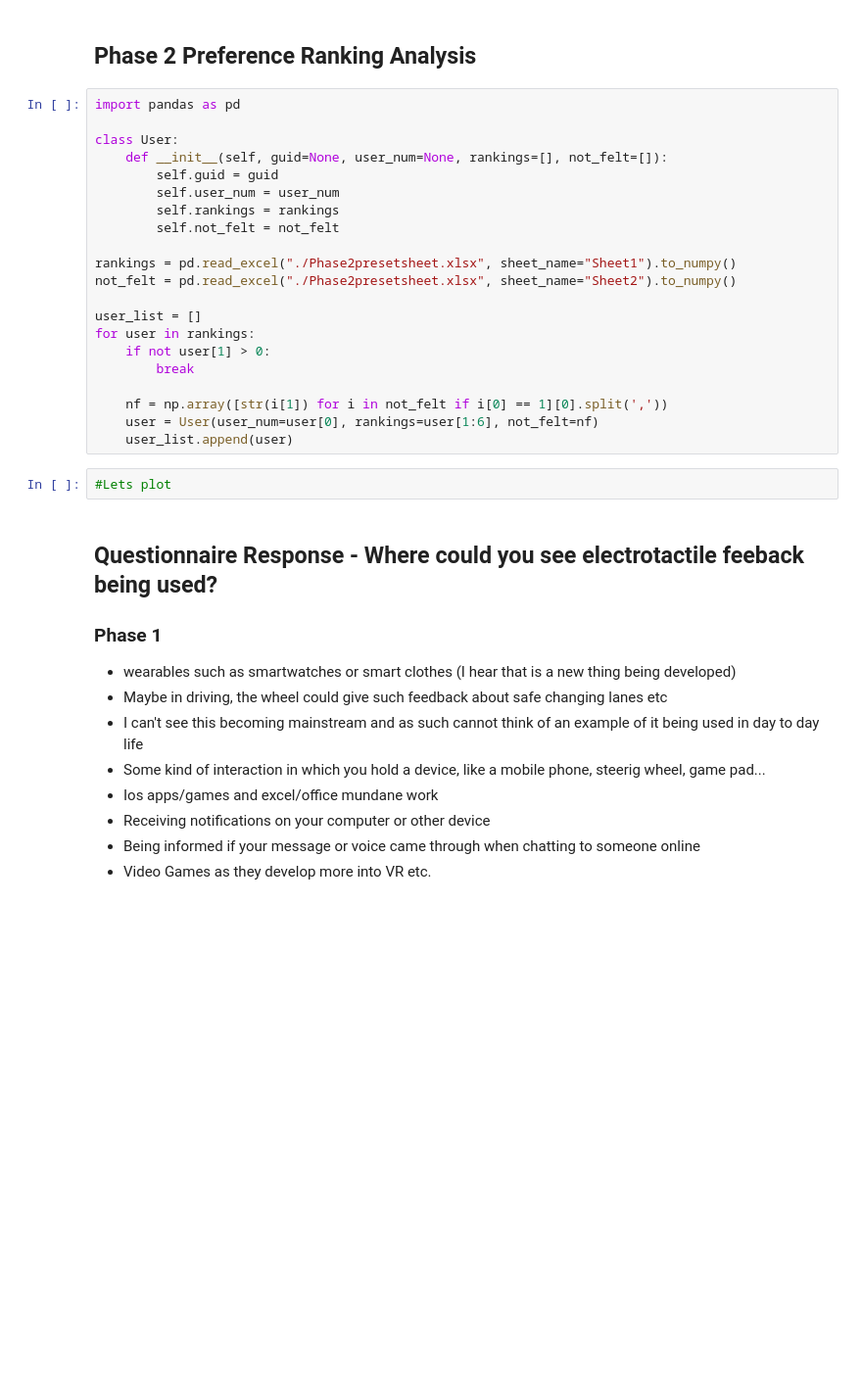
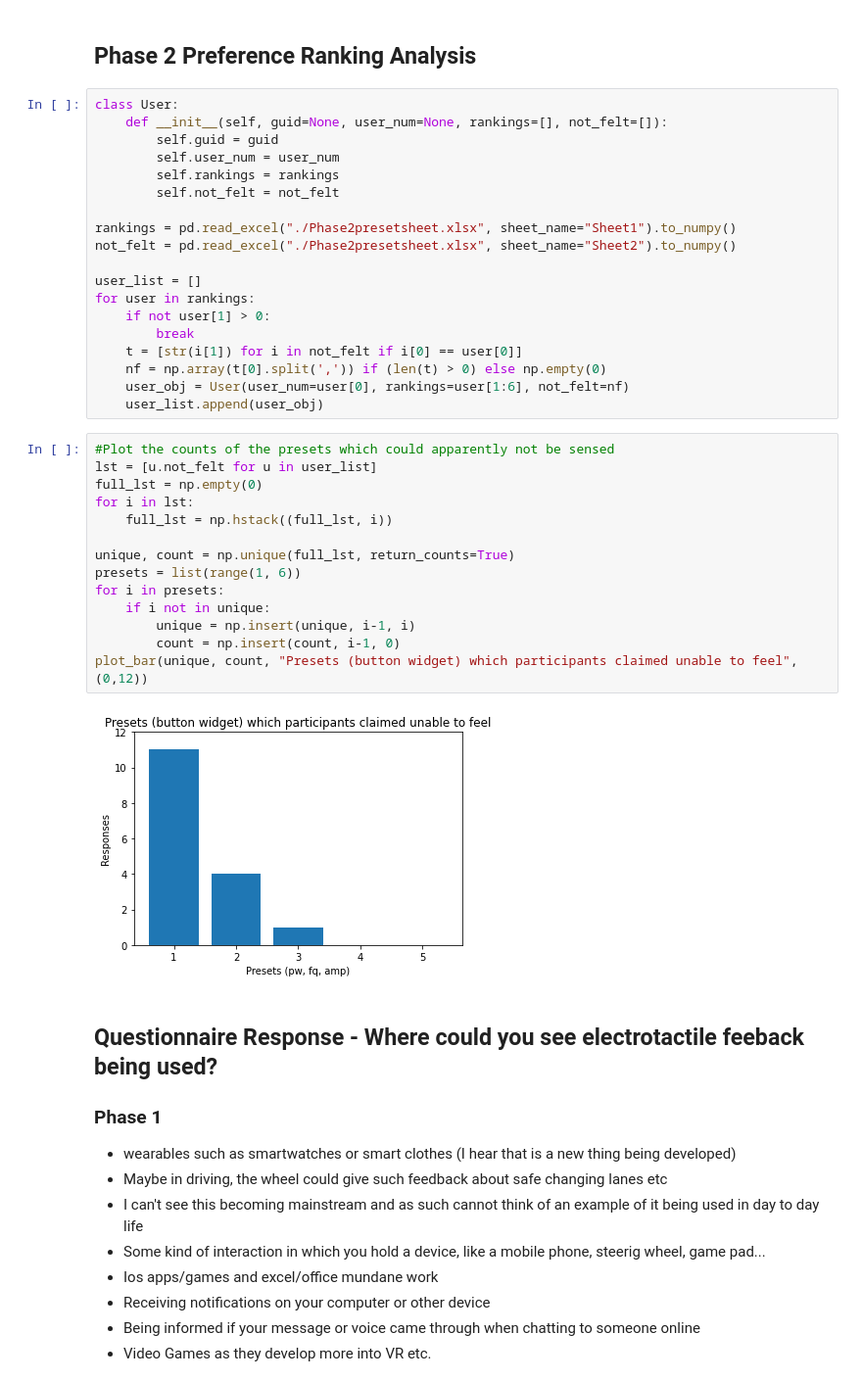
Before and after one commit to AaronMilne19/electrotactile-feedback, a Jupyter notebook: ElectrotactileFeedback/Analysis/electrotactile_results_phase2_analysis.ipynb, the cells around one changed output. Shown at 98% size. Saved outputs shown, nothing was run; the diff lists cells and outputs as text; blank space fills up the shorter version.

```diff
--- a/ElectrotactileFeedback/Analysis/electrotactile_results_phase2_analysis.ipynb
+++ b/ElectrotactileFeedback/Analysis/electrotactile_results_phase2_analysis.ipynb
@@ -187,8 +189,6 @@ for j, files in enumerate(usr_res_files):
 # %% [markdown]
 ## Phase 2 Preference Ranking Analysis
 # %%
-import pandas as pd
-
 class User:
     def __init__(self, guid=None, user_num=None, rankings=[], not_felt=[]):
         self.guid = guid
@@ -203,12 +203,26 @@ user_list = []
 for user in rankings:
     if not user[1] > 0:
         break
-
-    nf = np.array([str(i[1]) for i in not_felt if i[0] == 1][0].split(','))
-    user = User(user_num=user[0], rankings=user[1:6], not_felt=nf)
-    user_list.append(user)
+    t = [str(i[1]) for i in not_felt if i[0] == user[0]]
+    nf = np.array(t[0].split(',')) if (len(t) > 0) else np.empty(0)
+    user_obj = User(user_num=user[0], rankings=user[1:6], not_felt=nf)
+    user_list.append(user_obj)
-# %%
-#Lets plot
+# %%
+#Plot the counts of the presets which could apparently not be sensed
+lst = [u.not_felt for u in user_list]
+full_lst = np.empty(0)
+for i in lst:
+    full_lst = np.hstack((full_lst, i))
+
+unique, count = np.unique(full_lst, return_counts=True)
+presets = list(range(1, 6))
+for i in presets:
+    if i not in unique:
+        unique = np.insert(unique, i-1, i)
+        count = np.insert(count, i-1, 0)
+plot_bar(unique, count, "Presets (button widget) which participants claimed unable to feel", (0,12))
+# %% [output]
+[figure, added]
 # %% [markdown]
 ## Questionnaire Response - Where could you see electrotactile feeback being used?
 
```
Also changed, not shown: parts of 1 cell of this notebook, 4 other files.
